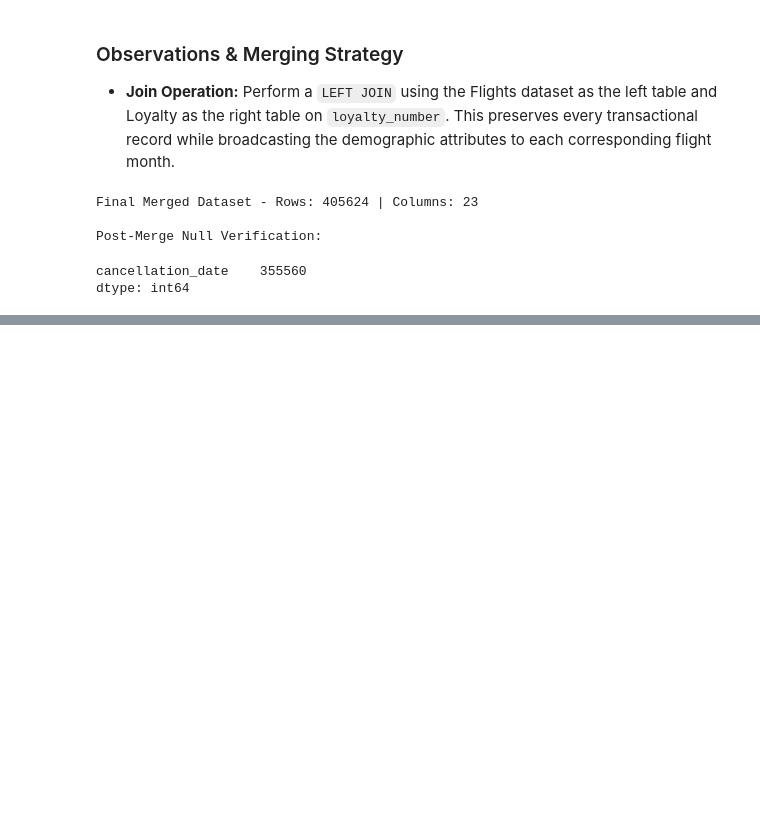
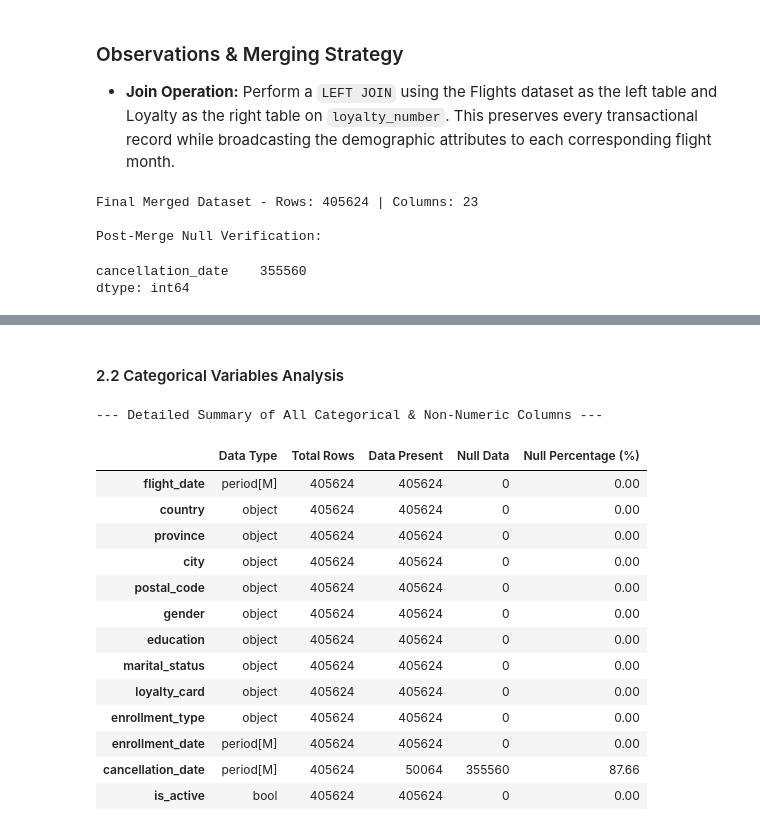
Before and after one commit to Adalab/bda-modulo-3-evaluacion-final-nataliapozoaraque-hash, a Jupyter notebook: flight_loyalty.analysis.ipynb, the cells around one changed output, grey strips where cells are left out. Cells and saved outputs as stored; diff of their text form; code cells hidden in the pictures; blank space fills up the shorter version.

```diff
--- a/flight_loyalty.analysis.ipynb
+++ b/flight_loyalty.analysis.ipynb
@@ -296,0 +277,28 @@ Missing Data & Anomalies (Salary)✔️:
+# %%
+# Advanced Cleaning: Grouped Salary Imputation
+
+# Neutralize negatives in salary
+df_loyalty.loc[df_loyalty['salary'] < 0, 'salary'] = np.nan
+
+# Grouped Imputation Logic: filling nulls based on Education and Loyalty Card segments
+df_loyalty['salary'] = df_loyalty.groupby(['education', 'loyalty_card'])['salary'].transform(
+    lambda x: x.fillna(x.median()) # This approach preserves the natural variance of the data.
+)
+
+# Final safety fallback
+if df_loyalty['salary'].isnull().any():
+    df_loyalty['salary'] = df_loyalty['salary'].fillna(df_loyalty['salary'].median())
+
+# Verification Audit Table
+print("--- Missing Data & Anomalies (Salary) Verification ---")
+imputation_audit = pd.DataFrame({
+    'Metric': ['Mean', 'Median', 'Mode', 'Remaining Negatives', 'Remaining Nulls'],
+    'Value': [
+        df_loyalty['salary'].mean(),
+        df_loyalty['salary'].median(),
+        df_loyalty['salary'].mode()[0],
+        len(df_loyalty[df_loyalty['salary'] < 0]),
+        df_loyalty['salary'].isnull().sum()
+    ]
+}).round(2)
+display(imputation_audit)
@@ -346,0 +490,32 @@ df_merged.sample(5)
+# %% [markdown]
+#### 2.2 Categorical Variables Analysis
+# %%
+# Obtaining detailed information for all numerical columns (object, bool and datetime)
+categoric_data = df_merged.select_dtypes(include=["object", "bool", "period[M]"])
+
+categoric_summary = pd.DataFrame({
+    'Data Type': categoric_data.dtypes,
+    'Total Rows': [len(df_merged)] * len(categoric_data.columns),
+    'Data Present': categoric_data.count(),
+    'Null Data': categoric_data.isnull().sum(),
+    'Null Percentage (%)': (categoric_data.isnull().sum() / len(df_merged)) * 100
+}).round(2)
+
+print("--- Detailed Summary of All Categorical & Non-Numeric Columns ---")
+display(categoric_summary)
+# %% [output]
+--- Detailed Summary of All Categorical & Non-Numeric Columns ---
+|  | Data Type | Total Rows | Data Present | Null Data | Null Percentage (%) |
+| flight_date | period[M] | 405624 | 405624 | 0 | 0.00 |
+| country | object | 405624 | 405624 | 0 | 0.00 |
+| province | object | 405624 | 405624 | 0 | 0.00 |
+| city | object | 405624 | 405624 | 0 | 0.00 |
+| postal_code | object | 405624 | 405624 | 0 | 0.00 |
+| gender | object | 405624 | 405624 | 0 | 0.00 |
+| education | object | 405624 | 405624 | 0 | 0.00 |
+| marital_status | object | 405624 | 405624 | 0 | 0.00 |
+| loyalty_card | object | 405624 | 405624 | 0 | 0.00 |
+| enrollment_type | object | 405624 | 405624 | 0 | 0.00 |
+| enrollment_date | period[M] | 405624 | 405624 | 0 | 0.00 |
+| cancellation_date | period[M] | 405624 | 50064 | 355560 | 87.66 |
+| is_active | bool | 405624 | 405624 | 0 | 0.00 |
```
Also changed, not shown: parts of 23 cells of this notebook, 1 other file.
